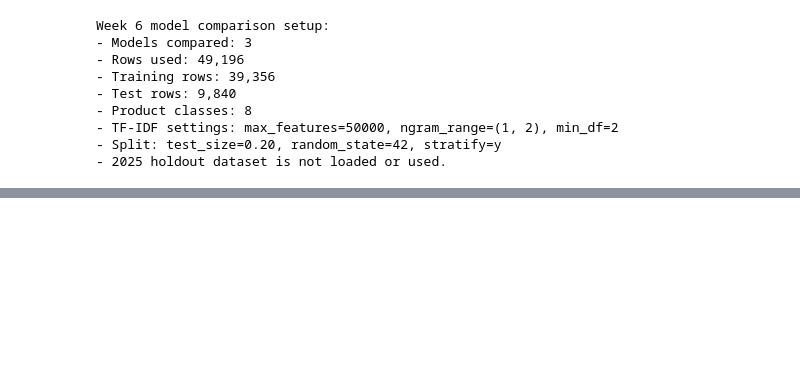
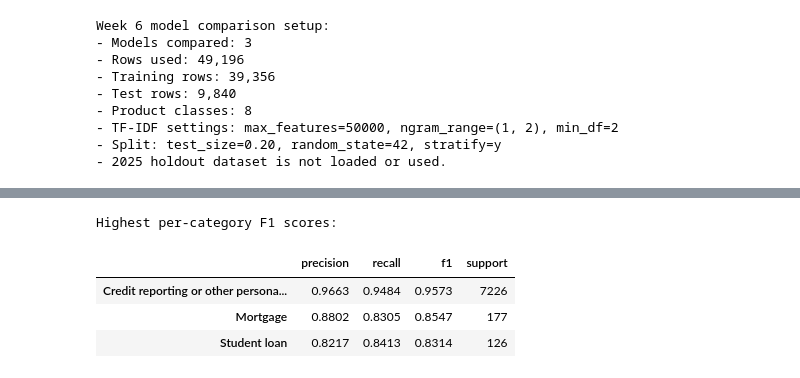
Before and after one commit to rihua-tech/financial-complaint-auto-routing-nlp, a Jupyter notebook: notebooks/04_sklearn_baseline_model.ipynb, the cells around one changed output, grey strips where cells are left out. Cells and saved outputs as stored; diff of their text form; code cells hidden in the pictures; blank space fills up the shorter version.

```diff
--- a/notebooks/04_sklearn_baseline_model.ipynb
+++ b/notebooks/04_sklearn_baseline_model.ipynb
@@ -425,0 +524,15 @@ Selection rationale:
+# %%
+# Rank categories by F1, then recall and precision, to summarize stronger results.
+best_performing_categories = final_per_class_metrics.sort_values(
+    by=["f1", "recall", "precision"],
+    ascending=False,
+).head(3)
+
+print("Highest per-category F1 scores:")
+best_performing_categories
+# %% [output]
+Highest per-category F1 scores:
+|  | precision | recall | f1 | support |
+| Credit reporting or other persona... | 0.9663 | 0.9484 | 0.9573 | 7226 |
+| Mortgage | 0.8802 | 0.8305 | 0.8547 | 177 |
+| Student loan | 0.8217 | 0.8413 | 0.8314 | 126 |
```
Also changed, not shown: parts of 15 cells of this notebook, 3 other files.
